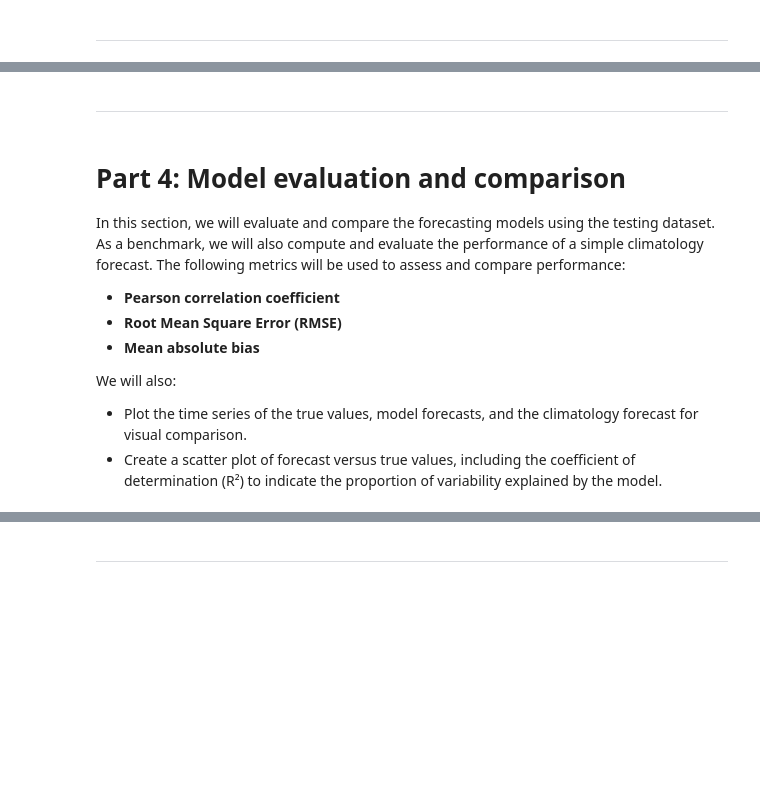
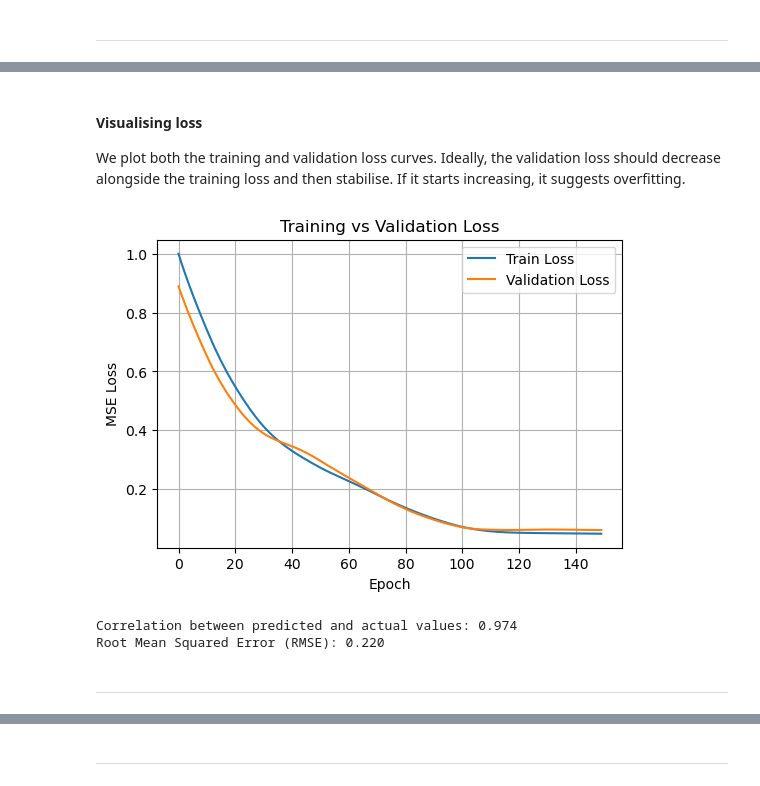
Before and after one commit to sana-ccrc/PyEarthTools, a Jupyter notebook: notebooks/tutorial/ENSO_Forecast.ipynb, the cells around one changed output, grey strips where cells are left out. Drawn from its saved outputs; the diff is of its cells as text; code cells hidden in the pictures; blank space fills up the shorter version.

```diff
--- a/notebooks/tutorial/ENSO_Forecast.ipynb
+++ b/notebooks/tutorial/ENSO_Forecast.ipynb
@@ -445,4 +653,55 @@ RMSE: 0.9489379539486525
 # %%
-# Define predictors and target column names for MLP
-predictor_columns = ['nino3.4'] # or ['nino3.4', 'month_sin', 'month_cos']
-target_column = 'nino3.4_tplus3'
+# Training loop with loss tracking
+n_epochs = 150
+train_losses = []
+val_losses = []
+
+model.train()
+for epoch in range(n_epochs):
+    # Train
+    optimizer.zero_grad()
+    output = model(X_train_tensor)
+    loss = criterion(output, y_train_tensor)
+    loss.backward()
+    optimizer.step()
+    train_losses.append(loss.item())
+
+    # Validate
+    model.eval()
+    with torch.no_grad():
+        val_output = model(X_val_tensor)
+        val_loss = criterion(val_output, y_val_tensor)
+        val_losses.append(val_loss.item())
+    model.train()  # back to training mode
+# %% [markdown]
+#### Visualising loss
+We plot both the training and validation loss curves. Ideally, the validation loss should decrease alongside the training loss and then stabilise. If it starts increasing, it suggests overfitting.
+# %%
+plt.figure(figsize=(6, 4))
+plt.plot(train_losses, label='Train Loss')
+plt.plot(val_losses, label='Validation Loss')
+plt.xlabel('Epoch')
+plt.ylabel('MSE Loss')
+plt.title('Training vs Validation Loss')
+plt.legend()
+plt.grid(True)
+plt.show()
+# %% [output]
+[figure, added]
+# %%
+# Predict
+model.eval()
+with torch.no_grad():
+    y_pred_tensor = model(X_test_tensor)
+    y_pred = y_pred_tensor.numpy().flatten()
+
+
+# Quick evaluation of model performance using correlation and RMSE
+correlation = np.corrcoef(y_test, y_pred)[0, 1]
+rmse = np.sqrt(mean_squared_error(y_test, y_pred))
+
+print(f"Correlation between predicted and actual values: {correlation:.3f}")
+print(f"Root Mean Squared Error (RMSE): {rmse:.3f}")
+# %% [output]
+Correlation between predicted and actual values: 0.974
+Root Mean Squared Error (RMSE): 0.220
@@ -449,13 +712,2 @@ target_column = 'nino3.4_tplus3'
 # %% [markdown]
 ---
-# %% [markdown]
-# Part 4: Model evaluation and comparison
-
-In this section, we will evaluate and compare the forecasting models using the testing dataset. As a benchmark, we will also compute and evaluate the performance of a simple climatology forecast. The following metrics will be used to assess and compare performance:
-- **Pearson correlation coefficient**
-- **Root Mean Square Error (RMSE)**
-- **Mean absolute bias**
-
-We will also:
-- Plot the time series of the true values, model forecasts, and the climatology forecast for visual comparison.
-- Create a scatter plot of forecast versus true values, including the coefficient of determination (R²) to indicate the proportion of variability explained by the model.
```
Also changed, not shown: parts of 43 cells of this notebook.
